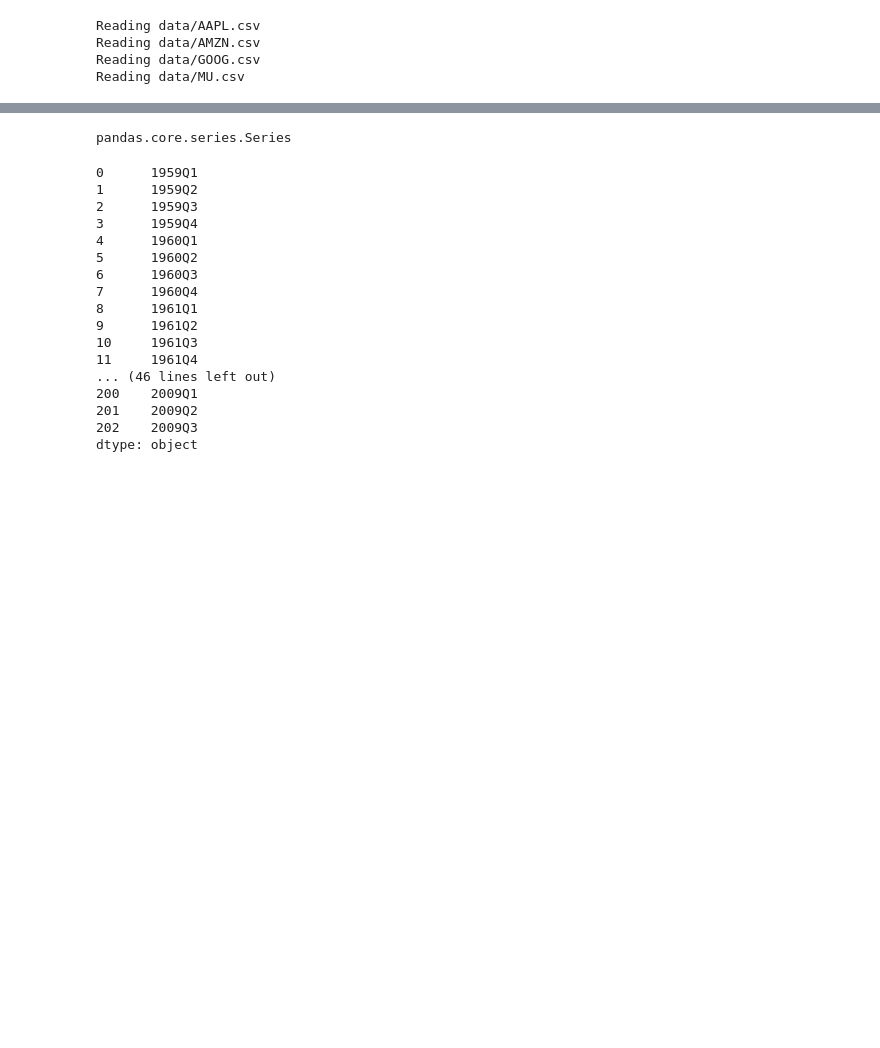
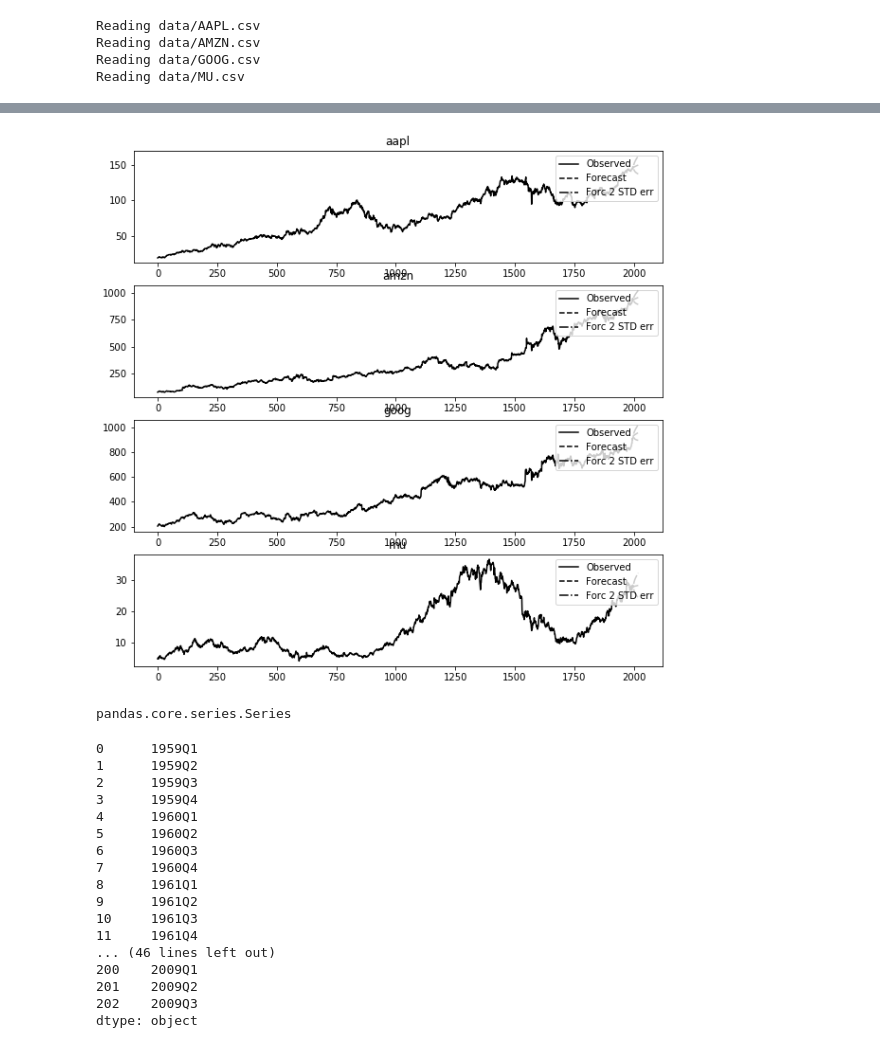
Before and after one commit to lisayzho/granger-causality, a Jupyter notebook: granger.ipynb, the cells around one changed output, grey strips where cells are left out. Cells and saved outputs as stored; diff of their text form; code cells hidden in the pictures; blank space fills up the shorter version.

Commit message:
Update for more parameters involved in model

```diff
--- a/granger.ipynb
+++ b/granger.ipynb
@@ -18,18 +19,30 @@ from IO import get_data
 #               column 3: y_t: dependent variable time trend
 #    output:
 #           logarithm of F-statistic from F-Test with null hypothesis A_{12}| = 0
-def granger_causes(ndata):
-    data = pd.DataFrame(ndata[:,1:], columns=["aapl", "amzn", "goog", "mu"])
+def granger_causes(ndata, maxlag=2, ic=None, filelist=None, data_kept=None):
+    if filelist == None:
+        collist = [''] * (ndata.shape[1]-1)
+    else:
+        collist = map(lambda x: x.split('/')[-1][:-4].lower(), filelist)
+
+    if data_kept != None:
+        ndata = ndata[-data_kept:,:]
+    data = pd.DataFrame(ndata[:,1:], columns=collist)
     date_col = [datetime.datetime.fromtimestamp(x) for x in ndata[:,[0]]]
     dates = pd.Series(date_col)
     data.index = dates
     model = VAR(data)
-    results = model.fit(2)
+    results = model.fit(maxlag, ic=ic)
+#     results.summary()
+#     results.plot()
     results.test_causality(list(data)[-1], list(data)[0], kind='f')
+    return model, results
 # %%
-#1. d = get_data(["data/AAPL.csv", "data/ADI.csv"])
-#2. d = get_data(["data/AAPL.csv", "data/AMZN.csv", "data/GOOG.csv", "data/ADI.csv"])
-#3/4. d = get_data(["data/AAPL.csv", "data/AMZN.csv", "data/GOOG.csv", "data/MU.csv"])
+filelist = ["data/AAPL.csv", "data/ADI.csv"]
+filelist = ["data/AAPL.csv", "data/AMZN.csv", "data/GOOG.csv", "data/ADI.csv"]
+filelist = ["data/AAPL.csv", "data/MU.csv"]
+filelist = ["data/AAPL.csv", "data/AMZN.csv", "data/GOOG.csv", "data/MU.csv"]
+d = get_data(filelist)
 # %% [output]
 Reading data/AAPL.csv
 Reading data/AMZN.csv
@@ -48,0 +51,3 @@ Conclusion: reject H_0 at 5.00% significance level
+# %%
+model, results = granger_causes(d, filelist=filelist, maxlag=15, ic='bic', data_kept=2000)
+# results.summary()
@@ -49,3 +63,8 @@ Conclusion: reject H_0 at 5.00% significance level
+# %%
+results.plot_forecast(20)
+pylab.show()
+# %% [output]
+[figure, added]
 # %%
 mdata = sm.datasets.macrodata.load_pandas().data
 dates = mdata[['year', 'quarter']].astype(int).astype(str)
```
Also changed, not shown: parts of 3 cells of this notebook.
